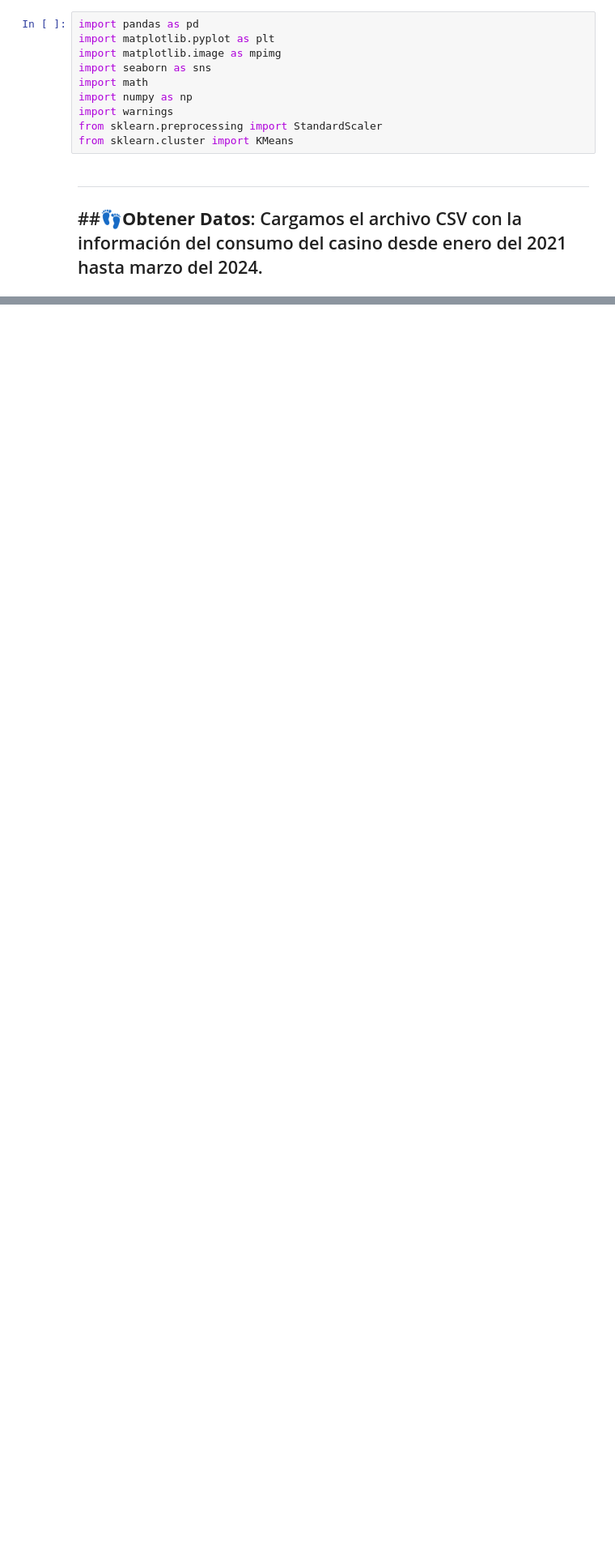
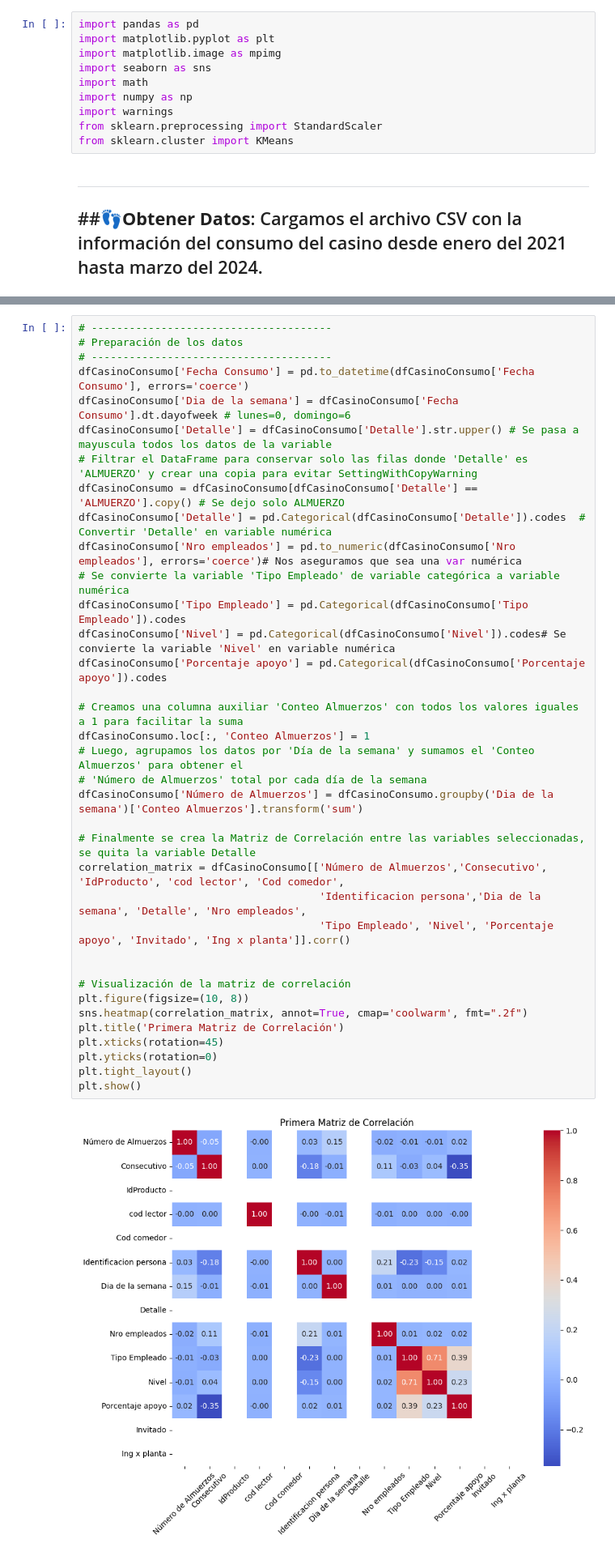
Before and after one commit to A01793509/Equipo_44, a Jupyter notebook: Avance2_44.ipynb, the cells around one changed output, grey strips where cells are left out. Shown at 81% size. Drawn from its saved outputs; the diff is of its cells as text; blank space fills up the shorter version.

Commit message:
Avance en el análisis de la matriz de correlación

```diff
--- a/Avance2_44.ipynb
+++ b/Avance2_44.ipynb
@@ -126,0 +129,38 @@ plt.show()
+# %%
+# --------------------------------------
+# Preparación de los datos
+# --------------------------------------
+dfCasinoConsumo['Fecha Consumo'] = pd.to_datetime(dfCasinoConsumo['Fecha Consumo'], errors='coerce')
+dfCasinoConsumo['Dia de la semana'] = dfCasinoConsumo['Fecha Consumo'].dt.dayofweek # lunes=0, domingo=6
+dfCasinoConsumo['Detalle'] = dfCasinoConsumo['Detalle'].str.upper() # Se pasa a mayuscula todos los datos de la variable
+# Filtrar el DataFrame para conservar solo las filas donde 'Detalle' es 'ALMUERZO' y crear una copia para evitar SettingWithCopyWarning
+dfCasinoConsumo = dfCasinoConsumo[dfCasinoConsumo['Detalle'] == 'ALMUERZO'].copy() # Se dejo solo ALMUERZO
+dfCasinoConsumo['Detalle'] = pd.Categorical(dfCasinoConsumo['Detalle']).codes  # Convertir 'Detalle' en variable numérica
+dfCasinoConsumo['Nro empleados'] = pd.to_numeric(dfCasinoConsumo['Nro empleados'], errors='coerce')# Nos aseguramos que sea una var numérica
+# Se convierte la variable 'Tipo Empleado' de variable categórica a variable numérica
+dfCasinoConsumo['Tipo Empleado'] = pd.Categorical(dfCasinoConsumo['Tipo Empleado']).codes
+dfCasinoConsumo['Nivel'] = pd.Categorical(dfCasinoConsumo['Nivel']).codes# Se convierte la variable 'Nivel' en variable numérica
+dfCasinoConsumo['Porcentaje apoyo'] = pd.Categorical(dfCasinoConsumo['Porcentaje apoyo']).codes
+
+# Creamos una columna auxiliar 'Conteo Almuerzos' con todos los valores iguales a 1 para facilitar la suma
+dfCasinoConsumo.loc[:, 'Conteo Almuerzos'] = 1
+# Luego, agrupamos los datos por 'Día de la semana' y sumamos el 'Conteo Almuerzos' para obtener el
+# 'Número de Almuerzos' total por cada día de la semana
+dfCasinoConsumo['Número de Almuerzos'] = dfCasinoConsumo.groupby('Dia de la semana')['Conteo Almuerzos'].transform('sum')
+
+# Finalmente se crea la Matriz de Correlación entre las variables seleccionadas, se quita la variable Detalle
+correlation_matrix = dfCasinoConsumo[['Número de Almuerzos','Consecutivo', 'IdProducto', 'cod lector', 'Cod comedor',
+                                      'Identificacion persona','Dia de la semana', 'Detalle', 'Nro empleados',
+                                      'Tipo Empleado', 'Nivel', 'Porcentaje apoyo', 'Invitado', 'Ing x planta']].corr()
+
+
+# Visualización de la matriz de correlación
+plt.figure(figsize=(10, 8))
+sns.heatmap(correlation_matrix, annot=True, cmap='coolwarm', fmt=".2f")
+plt.title('Primera Matriz de Correlación')
+plt.xticks(rotation=45)
+plt.yticks(rotation=0)
+plt.tight_layout()
+plt.show()
+# %% [output]
+[figure, added]
```
Also changed, not shown: parts of 15 cells of this notebook.
